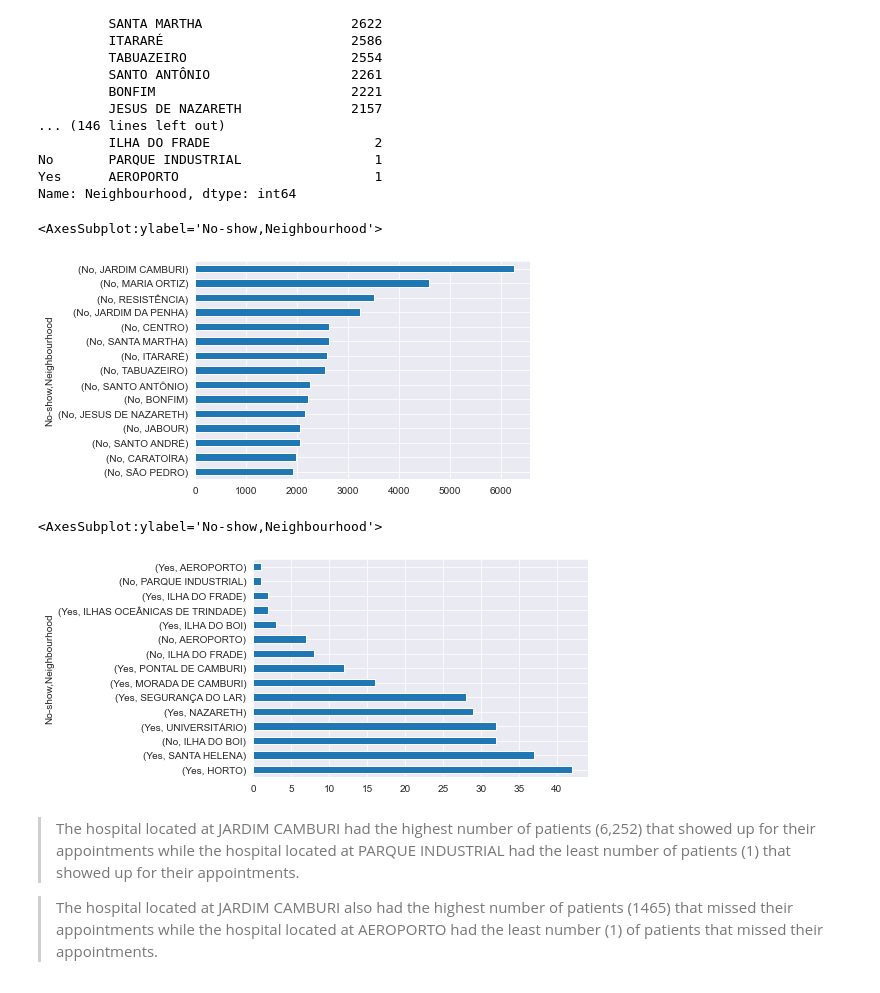
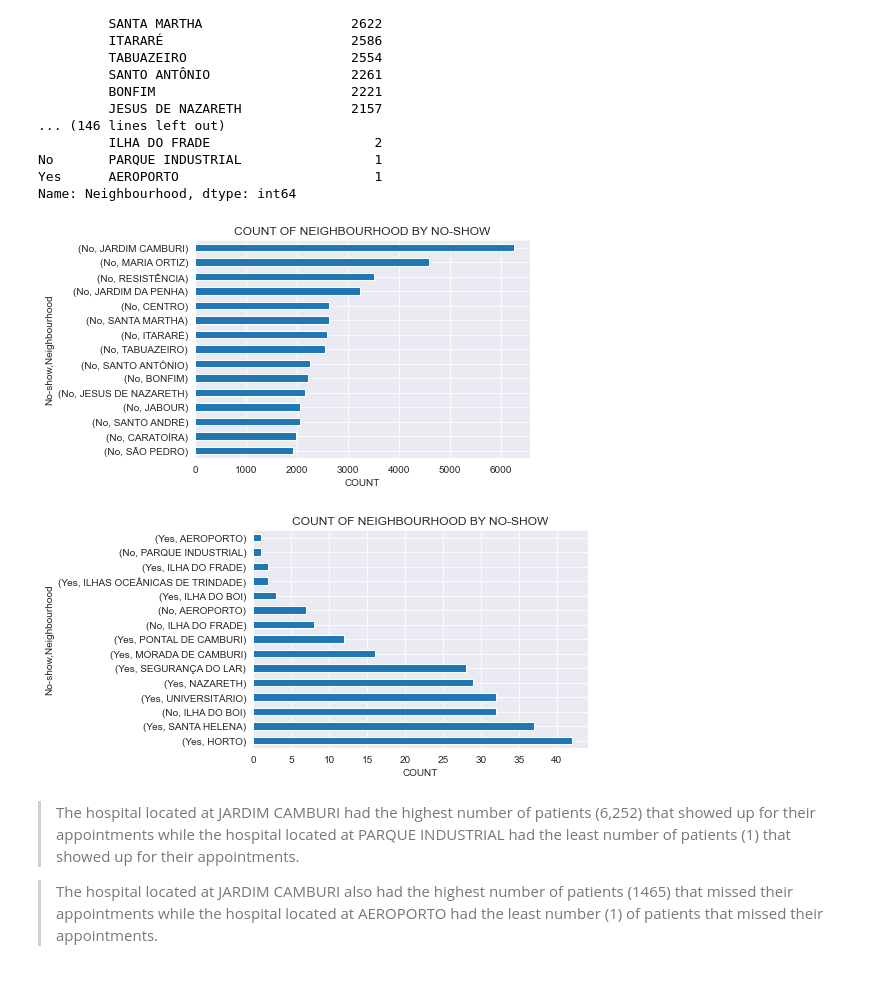
Before and after one commit to Emmateetee/Exploratory-Data-Analysis, a Jupyter notebook: Investigating the No-show Appointments Dataset.ipynb, the cells around one changed output. Saved outputs shown, nothing was run; the diff lists cells and outputs as text; code cells hidden in the pictures.

```diff
--- a/Investigating the No-show Appointments Dataset.ipynb
+++ b/Investigating the No-show Appointments Dataset.ipynb
@@ -298,16 +300,18 @@ Yes      AEROPORTO                         1
 Name: Neighbourhood, dtype: int64
 # %%
 # VISUALIZE THE INFORMATION IN THE ABOVE CELL
-df.groupby(['No-show', 'Neighbourhood'])['Neighbourhood'].count().sort_values(ascending = True).tail(15).plot(kind= 'barh')
+df.groupby(['No-show', 'Neighbourhood'])['Neighbourhood'].count().sort_values(ascending = True).tail(15).plot(kind= 'barh');
+plt.title("COUNT OF NEIGHBOURHOOD BY NO-SHOW");
+plt.xlabel("COUNT");
 # %% [output]
-<AxesSubplot:ylabel='No-show,Neighbourhood'>
-[figure, old version]
+[figure, new version]
 # %%
 # VISUALIZE THE INFORMATION IN THE ABOVE CELL
-df.groupby(['No-show', 'Neighbourhood'])['Neighbourhood'].count().sort_values(ascending = False).tail(15).plot(kind= 'barh')
+df.groupby(['No-show', 'Neighbourhood'])['Neighbourhood'].count().sort_values(ascending = False).tail(15).plot(kind= 'barh');
+plt.title("COUNT OF NEIGHBOURHOOD BY NO-SHOW");
+plt.xlabel("COUNT");
 # %% [output]
-<AxesSubplot:ylabel='No-show,Neighbourhood'>
-[figure, old version]
+[figure, new version]
 # %% [markdown]
 > The hospital located at JARDIM CAMBURI had the highest number of patients (6,252) that showed up for their appointments while the hospital located at PARQUE INDUSTRIAL had the least number of patients (1) that showed up for their appointments.
 
```
Also changed, not shown: parts of 12 cells of this notebook, 1 other file.
